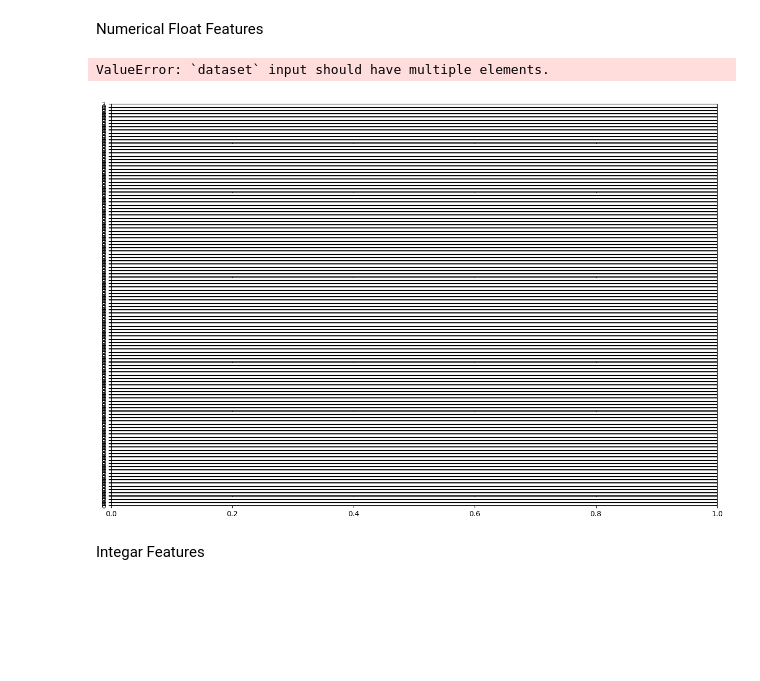
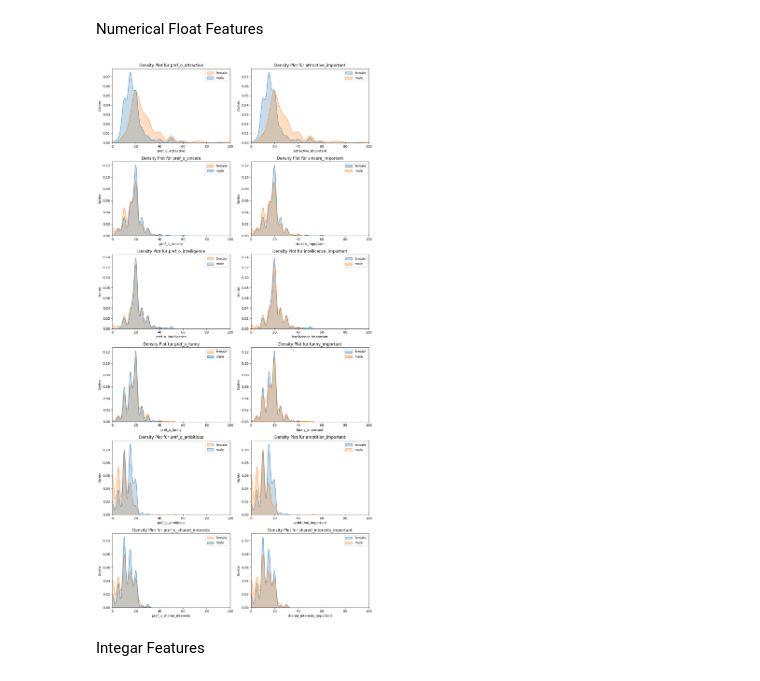
Before and after one commit to SvenNatterer/BASpeedDating, a Jupyter notebook: descriptive_speeddating.ipynb, the cells around one changed output. Drawn from its saved outputs; the diff is of its cells as text; code cells hidden in the pictures; blank space fills up the shorter version.

```diff
--- a/descriptive_speeddating.ipynb
+++ b/descriptive_speeddating.ipynb
@@ -95,8 +183,5 @@ Anzahl der einzigartigen Zeilen: 482
 # %%
-from sklearn.preprocessing import OrdinalEncoder
-
-for col in df.columns:
-    if df[col].dtype == "object" :
-        oe = OrdinalEncoder()
-        oe.fit(df[[col]])
-        df[col] = oe.fit_transform(df[[col]])
+# lösche alle spalten die mit d_ angfangen
+df_processed = df.loc[:, ~df.columns.str.startswith('d_')]
+# lösche mir die has_null spalte
+df_processed = df_processed.loc[:, ~df_processed.columns.str.startswith('has_null')]
@@ -142,18 +250,56 @@ plt.show()
 Numerical Float Features
 # %%
 import matplotlib.pyplot as plt
+import seaborn as sns
 
-numeric_cols = df.select_dtypes(include=['float64']).columns
-df_scaled = (df[numeric_cols] - df[numeric_cols].min()) / (df[numeric_cols].max() - df[numeric_cols].min())
-axes = df_scaled.plot(kind='density', subplots=True, figsize=(15, 10))
-for ax, col in zip(axes.flatten(), numeric_cols):
-    ax.set_title(col)
-    ax.legend().set_visible(False)
+df_viz = df_processed.filter(regex='pref|important').copy()
+df_viz['gender'] = df_processed['gender']
+
+pref_cols = df_viz.filter(regex='pref').select_dtypes(include=['int64', 'float64']).columns.tolist()
+important_cols = df_viz.filter(regex='important').select_dtypes(include=['int64', 'float64']).columns.tolist()
+
+n_rows = max(len(pref_cols), len(important_cols))
+fig, axes = plt.subplots(n_rows, 2, figsize=(12, 4 * n_rows), squeeze=False)
+
+# Definiere Farbzuweisung für Geschlechter (nur auf der linken Seite ändern)
+gender_colors = {'male': '#1f77b4', 'female': '#ff7f0e'}
+
+for i in range(n_rows):
+    # Linke Spalte: 'pref' Density-Plot mit individuellen Farben für Männer und Frauen
+    ax_left = axes[i, 0]
+    if i < len(pref_cols):
+        col = pref_cols[i]
+        for g in df_viz['gender'].unique():
+            subset = df_viz[df_viz['gender'] == g]
+            color = gender_colors.get(g.lower(), None)
+            sns.kdeplot(subset[col].dropna(), fill=True, label=g, ax=ax_left, color=color)
+        ax_left.set_title(f'Density Plot für {col}')
+        ax_left.set_xlabel(col)
+        ax_left.set_ylabel('Dichte')
+        ax_left.set_xlim(0, 100)
+        ax_left.legend()
+    else:
+        ax_left.axis('off')
+
+    # Rechte Spalte: 'important' Density-Plot (unverändert)
+    ax_right = axes[i, 1]
+    if i < len(important_cols):
+        col = important_cols[i]
+        for g in df_viz['gender'].unique():
+            subset = df_viz[df_viz['gender'] == g]
+            sns.kdeplot(subset[col].dropna(), fill=True, label=g, ax=ax_right)
+        ax_right.set_title(f'Density Plot für {col}')
+        ax_right.set_xlabel(col)
+        ax_right.set_ylabel('Dichte')
+        ax_right.set_xlim(0, 100)
+        ax_right.legend()
+    else:
+        ax_right.axis('off')
+
 plt.tight_layout()
 plt.show()
 # %% [output]
-ValueError: `dataset` input should have multiple elements.
-[figure, old version]
+[figure, new version]
 # %% [markdown]
 Integar Features
 # %%
```
Also changed, not shown: parts of 12 cells of this notebook, 1 other file.
